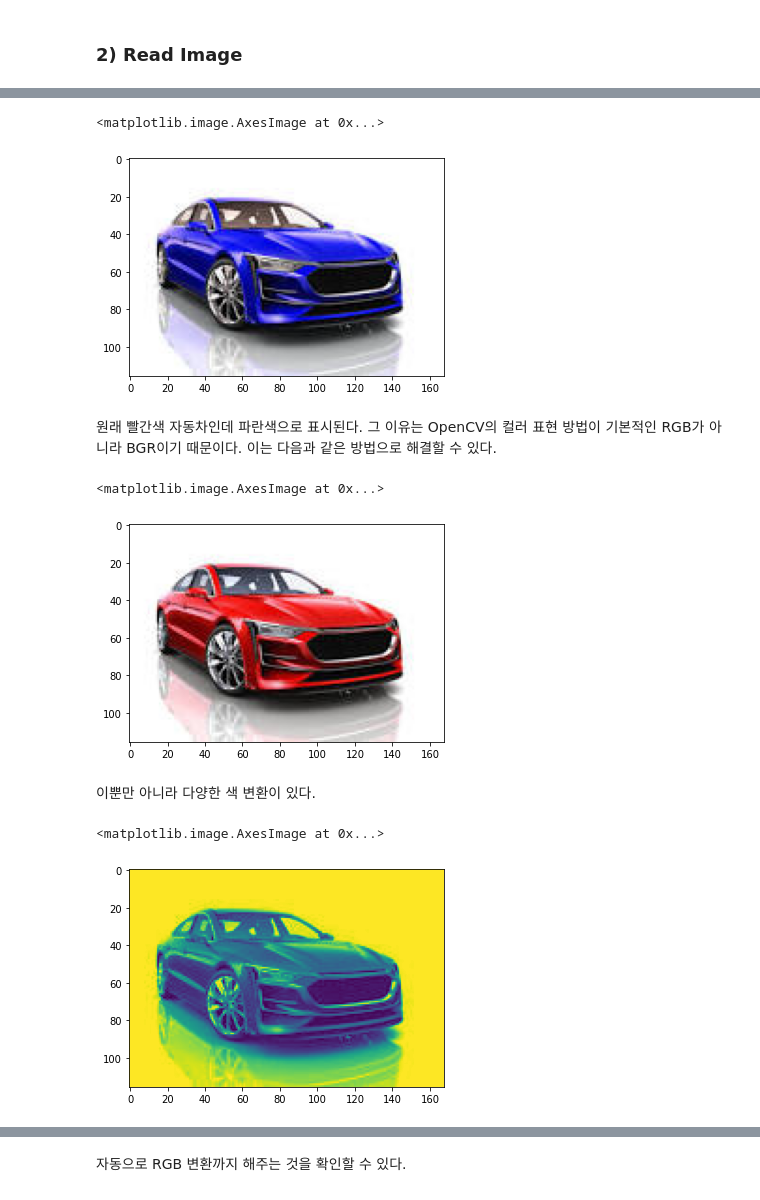
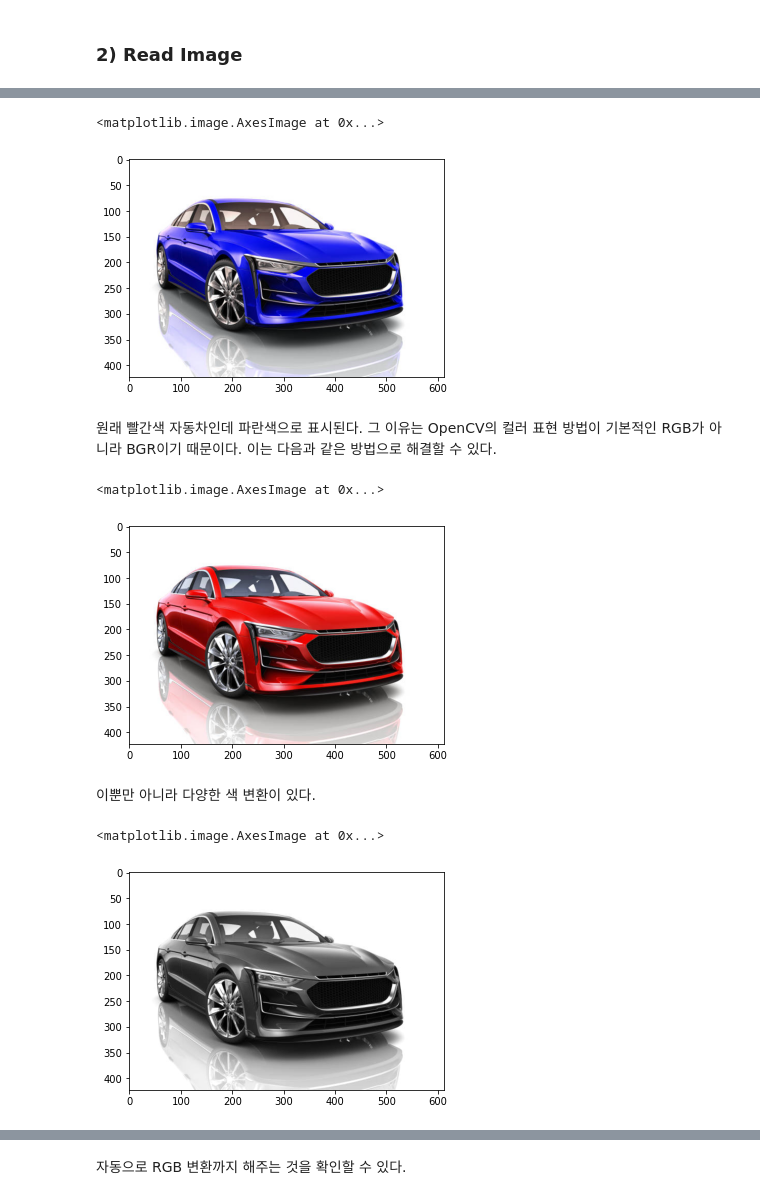
Before and after one commit to KevinTheRainmaker/ML_DL_Basics, a Jupyter notebook: ComputerVision/01_OpenCV_Tutorial.ipynb, the cells around one changed output, grey strips where cells are left out. Cells and saved outputs as stored; diff of their text form; code cells hidden in the pictures.

Commit message:
fix: gray image

```diff
--- a/ComputerVision/01_OpenCV_Tutorial.ipynb
+++ b/ComputerVision/01_OpenCV_Tutorial.ipynb
@@ -22,4 +26,5 @@ Saving car1.jpeg to car1.jpeg
 # %% [markdown]
 ### 2) Read Image
 # %%
-img = cv2.imread('car1.jpeg')
+img = cv2.imread('car1.jpg')
+img
@@ -32,7 +55,7 @@ import matplotlib.pyplot as plt
 plt.imshow(img)
 # %% [output]
 <matplotlib.image.AxesImage at 0x...>
-[figure, old version]
+[figure, new version]
 # %% [markdown]
 원래 빨간색 자동차인데 파란색으로 표시된다. 그 이유는 OpenCV의 컬러 표현 방법이 기본적인 RGB가 아니라 BGR이기 때문이다. 이는 다음과 같은 방법으로 해결할 수 있다.
 # %%
@@ -40,15 +63,15 @@ rgb_img = cv2.cvtColor(img, cv2.COLOR_BGR2RGB)
 plt.imshow(rgb_img)
 # %% [output]
 <matplotlib.image.AxesImage at 0x...>
-[figure, old version]
+[figure, new version]
 # %% [markdown]
 이뿐만 아니라 다양한 색 변환이 있다.
 # %%
 gray_img = cv2.cvtColor(img, cv2.COLOR_BGR2GRAY)
-plt.imshow(gray_img)
+plt.imshow(gray_img, cmap='gray')
 # %% [output]
 <matplotlib.image.AxesImage at 0x...>
-[figure, old version]
+[figure, new version]
 # %%
 # Solution 2: cv2_imshow => Colab recommended
 from google.colab.patches import cv2_imshow
```
Also changed, not shown: parts of 10 cells of this notebook.
